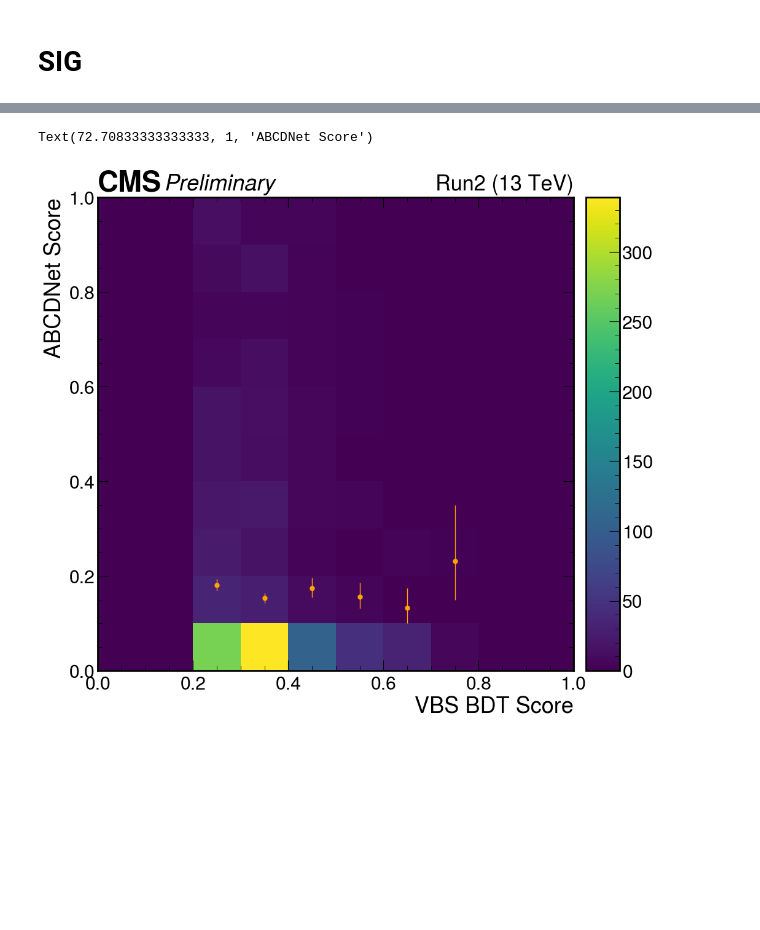
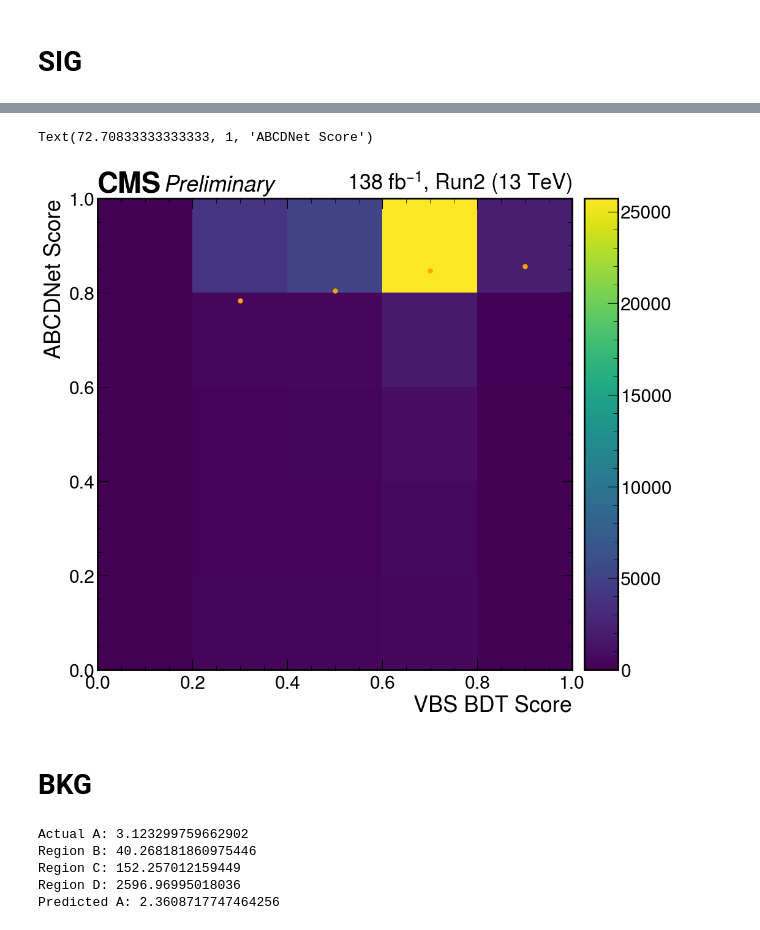
Before and after one commit to aashayarora/vbs-1lep, a Jupyter notebook: validation/yield.ipynb, the cells around one changed output, grey strips where cells are left out. Drawn from its saved outputs; the diff is of its cells as text; code cells hidden in the pictures; blank space fills up the shorter version.

```diff
--- a/validation/yield.ipynb
+++ b/validation/yield.ipynb
@@ -54,17 +73,27 @@ Predicted A: 2.079616063005706
 # %%
-df = r.RDataFrame("Events", "/home/users/aaarora/nvme/output/run2/ABCDNet_simpleDisco_VBSVVH1lep_30/output/data_bdt_abcdnet.root")
-hist = df.Histo2D(("h", "2D histogram", 10, 0, 1, 10, 0, 1), "VBSBDTscore", "abcdnet_score").GetValue()
+df = r.RDataFrame("Events", "/home/users/aaarora/nvme/output/run2/ABCDNet_simpleDisco_VBSVVH1lep_30/output/sig_bdt_abcdnet.root")
+hist = df.Histo2D(("h", "2D histogram", 5, 0, 1, 5, 0, 1), "VBSBDTscore", "abcdnet_score").GetValue()
 
 h = uproot.from_pyroot(hist).to_hist()
 
 fig, ax = plt.subplots()
 hep.hist2dplot(h, cbar=True, ax=ax)
 hep.histplot(h.profile("yaxis"), ax=ax, histtype="errorbar", color="orange")
 
-hep.cms.label(data=True, label="Preliminary", year="Run2", ax=ax)
+hep.cms.label(data=True, label="Preliminary", lumi=138, year="Run2", ax=ax)
 
 ax.set_xlabel("VBS BDT Score")
 ax.set_ylabel("ABCDNet Score")
 # %% [output]
 Text(72.70833333333333, 1, 'ABCDNet Score')
-[figure, old version]
+[figure, new version]
+# %% [markdown]
+# BKG
+# %%
+data = get_abcd("/home/users/aaarora/nvme/output/run2/ABCDNet_simpleDisco_VBSVVH1lep_30/output/bkg_bdt_abcdnet.root")
+# %% [output]
+Actual A: 3.123299759662902
+Region B: 40.268181860975446
+Region C: 152.257012159449
+Region D: 2596.96995018036
+Predicted A: 2.3608717747464256
```
Also changed, not shown: parts of 5 cells of this notebook, 12 other files.
